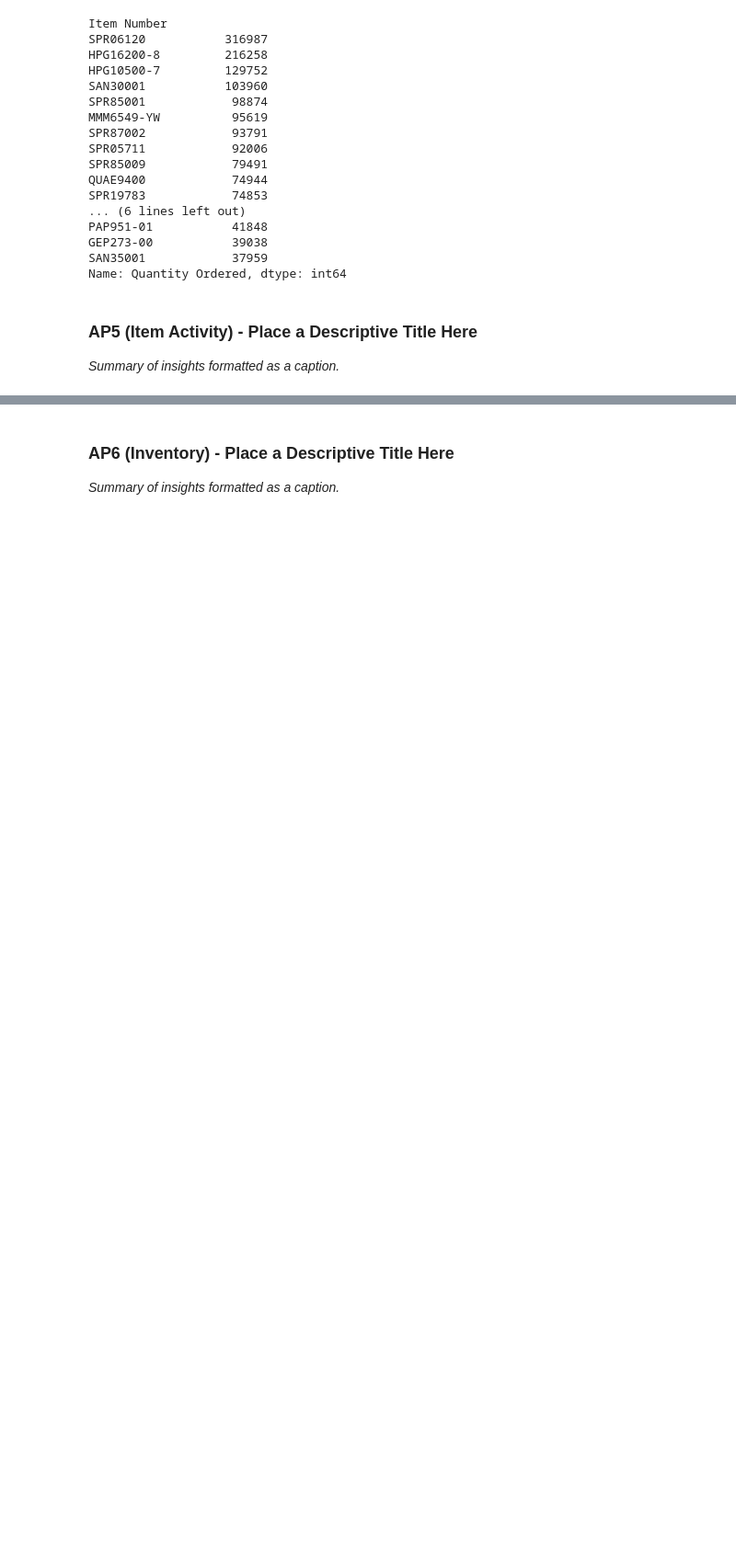
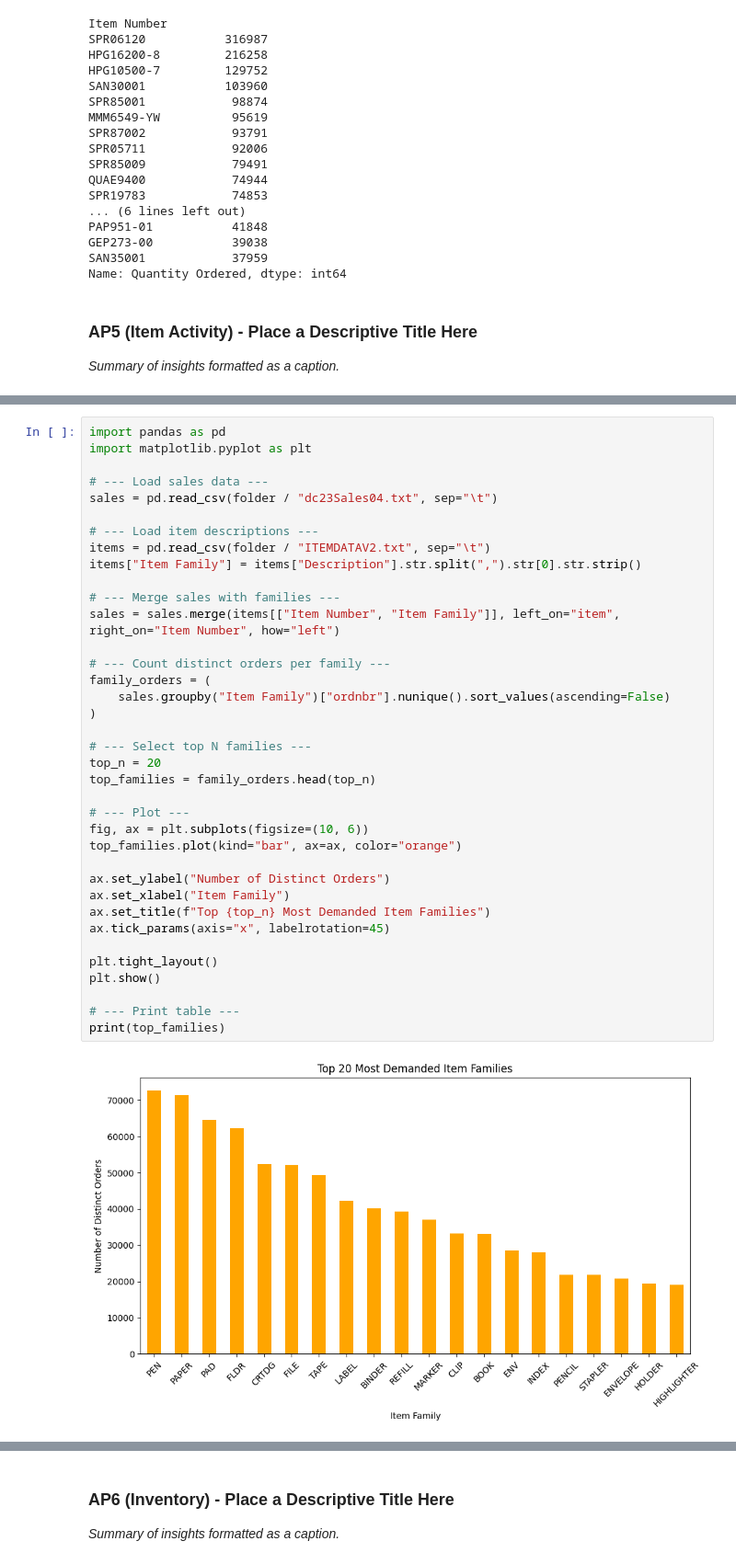
Before and after one commit to TSNijhuis/WarehousingAS1, a Jupyter notebook: wh-as_activity-profiling-template.ipynb, the cells around one changed output, grey strips where cells are left out. Shown at 92% size. Drawn from its saved outputs; the diff is of its cells as text; blank space fills up the shorter version.

```diff
--- a/wh-as_activity-profiling-template.ipynb
+++ b/wh-as_activity-profiling-template.ipynb
@@ -338,0 +289,39 @@ AAG70-940-38      150.0   150.0    100.000000
+# %%
+import pandas as pd
+import matplotlib.pyplot as plt
+
+# --- Load sales data ---
+sales = pd.read_csv(folder / "dc23Sales04.txt", sep="\t")
+
+# --- Load item descriptions ---
+items = pd.read_csv(folder / "ITEMDATAV2.txt", sep="\t")
+items["Item Family"] = items["Description"].str.split(",").str[0].str.strip()
+
+# --- Merge sales with families ---
+sales = sales.merge(items[["Item Number", "Item Family"]], left_on="item", right_on="Item Number", how="left")
+
+# --- Count distinct orders per family ---
+family_orders = (
+    sales.groupby("Item Family")["ordnbr"].nunique().sort_values(ascending=False)
+)
+
+# --- Select top N families ---
+top_n = 20
+top_families = family_orders.head(top_n)
+
+# --- Plot ---
+fig, ax = plt.subplots(figsize=(10, 6))
+top_families.plot(kind="bar", ax=ax, color="orange")
+
+ax.set_ylabel("Number of Distinct Orders")
+ax.set_xlabel("Item Family")
+ax.set_title(f"Top {top_n} Most Demanded Item Families")
+ax.tick_params(axis="x", labelrotation=45)
+
+plt.tight_layout()
+plt.show()
+
+# --- Print table ---
+print(top_families)
+# %% [output]
+[figure, added]
```
Also changed, not shown: parts of 8 cells of this notebook.
